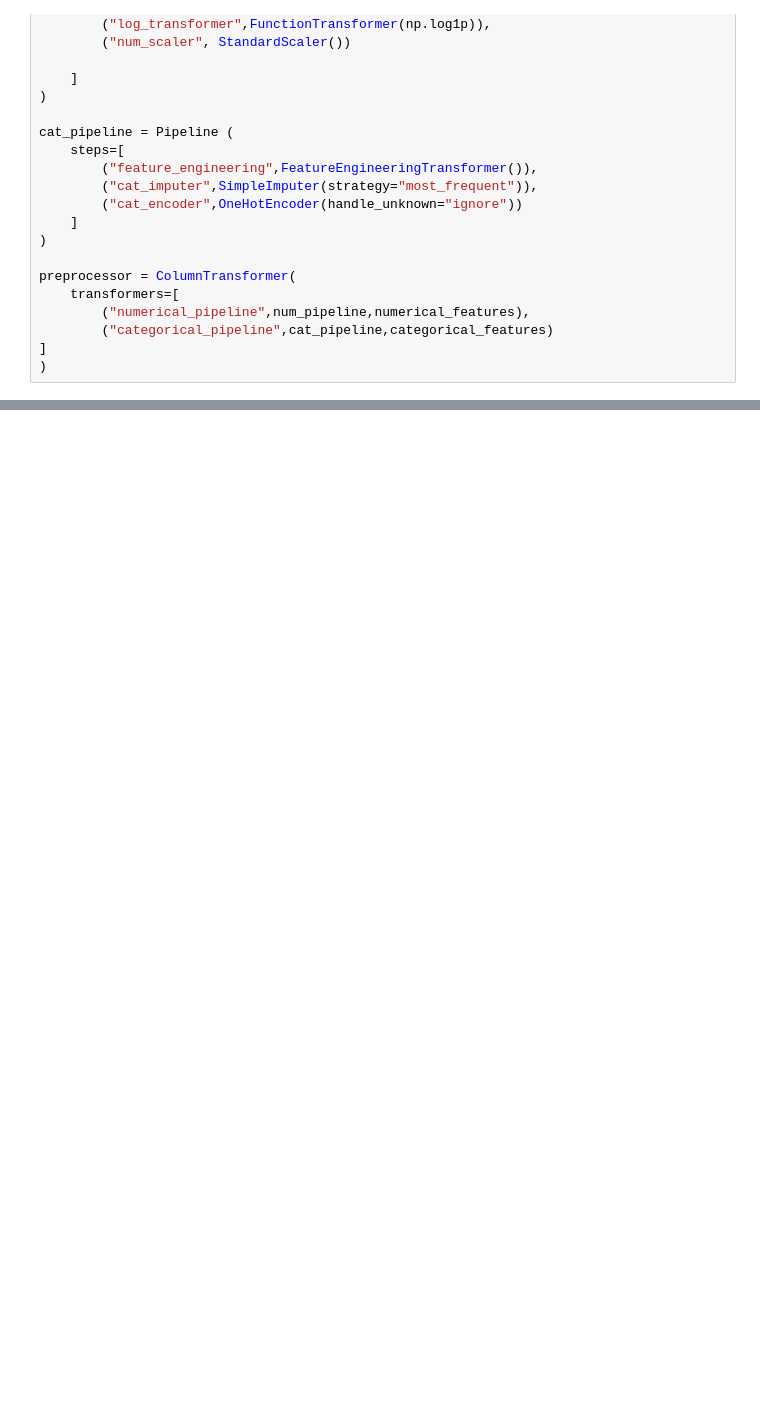
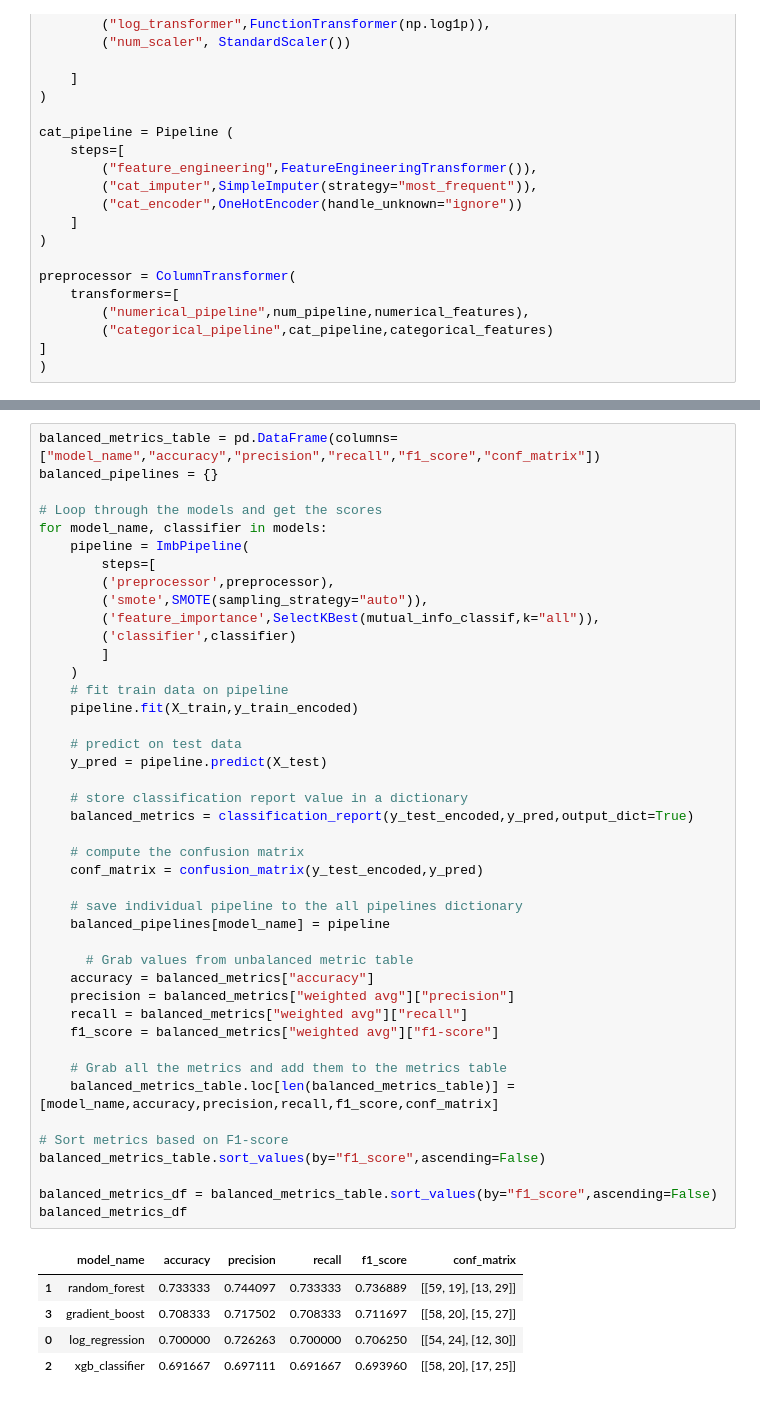
Before and after one commit to FloJoLaryea/Machine-Learning-API-using-FastAPI-with-Sepsis-Data, a Jupyter notebook: dev/sepsis_prediction.ipynb, the cells around one changed output, grey strips where cells are left out. Cells and saved outputs as stored; diff of their text form; blank space fills up the shorter version.

```diff
--- a/dev/sepsis_prediction.ipynb
+++ b/dev/sepsis_prediction.ipynb
@@ -521,0 +582,49 @@ preprocessor = ColumnTransformer(
+# %%
+balanced_metrics_table = pd.DataFrame(columns=["model_name","accuracy","precision","recall","f1_score","conf_matrix"])
+balanced_pipelines = {}
+
+# Loop through the models and get the scores
+for model_name, classifier in models:
+    pipeline = ImbPipeline(
+        steps=[
+        ('preprocessor',preprocessor),
+        ('smote',SMOTE(sampling_strategy="auto")),
+        ('feature_importance',SelectKBest(mutual_info_classif,k="all")),
+        ('classifier',classifier)
+        ]
+    )
+    # fit train data on pipeline
+    pipeline.fit(X_train,y_train_encoded)
+
+    # predict on test data
+    y_pred = pipeline.predict(X_test)
+
+    # store classification report value in a dictionary
+    balanced_metrics = classification_report(y_test_encoded,y_pred,output_dict=True)
+
+    # compute the confusion matrix
+    conf_matrix = confusion_matrix(y_test_encoded,y_pred)
+
+    # save individual pipeline to the all pipelines dictionary
+    balanced_pipelines[model_name] = pipeline
+
+      # Grab values from unbalanced metric table
+    accuracy = balanced_metrics["accuracy"]
+    precision = balanced_metrics["weighted avg"]["precision"]
+    recall = balanced_metrics["weighted avg"]["recall"]
+    f1_score = balanced_metrics["weighted avg"]["f1-score"]
+
+    # Grab all the metrics and add them to the metrics table
+    balanced_metrics_table.loc[len(balanced_metrics_table)] = [model_name,accuracy,precision,recall,f1_score,conf_matrix]
+
+# Sort metrics based on F1-score
+balanced_metrics_table.sort_values(by="f1_score",ascending=False)
+
+balanced_metrics_df = balanced_metrics_table.sort_values(by="f1_score",ascending=False)
+balanced_metrics_df
+# %% [output]
+|  | model_name | accuracy | precision | recall | f1_score | conf_matrix |
+| 1 | random_forest | 0.733333 | 0.744097 | 0.733333 | 0.736889 | [[59, 19], [13, 29]] |
+| 3 | gradient_boost | 0.708333 | 0.717502 | 0.708333 | 0.711697 | [[58, 20], [15, 27]] |
+| 0 | log_regression | 0.700000 | 0.726263 | 0.700000 | 0.706250 | [[54, 24], [12, 30]] |
+| 2 | xgb_classifier | 0.691667 | 0.697111 | 0.691667 | 0.693960 | [[58, 20], [17, 25]] |
```
Also changed, not shown: parts of 4 cells of this notebook.
